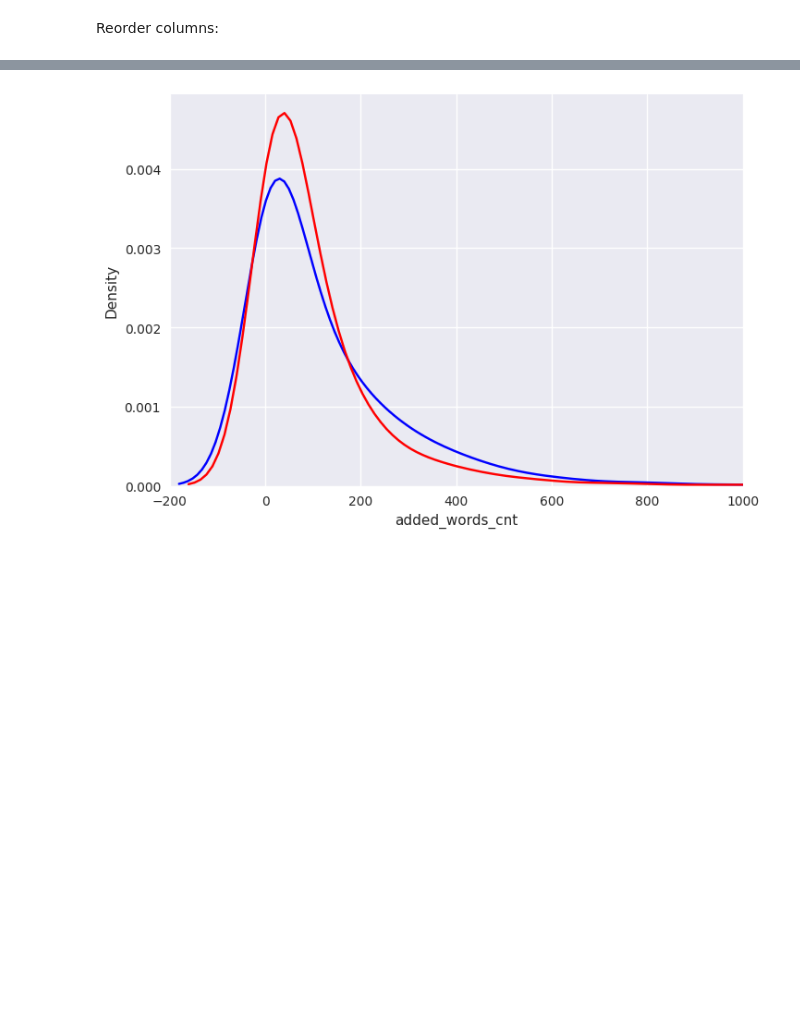
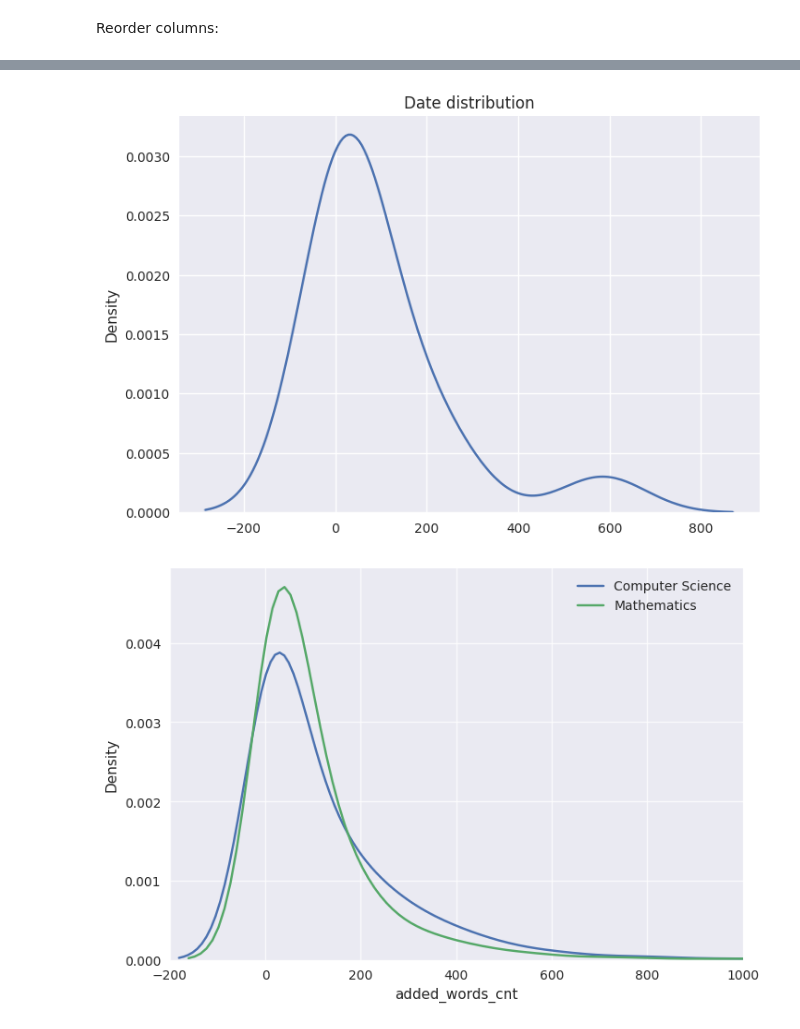
Before and after one commit to andcov/arXiv_preprints_version_analysis, a Jupyter notebook: _analyse.ipynb, the cells around one changed output, grey strips where cells are left out. Drawn from its saved outputs; the diff is of its cells as text; code cells hidden in the pictures; blank space fills up the shorter version.

```diff
--- a/_analyse.ipynb
+++ b/_analyse.ipynb
@@ -530,0 +547,11 @@ math_papers.describe()
+# %%
+dates = []
+for d in cs_papers.delta_time[0:30]:
+    dates.append(d.days)
+
+sns.kdeplot(dates)
+
+
+plt.title("Date distribution");
+# %% [output]
+[figure, added]
@@ -531,8 +566,5 @@ math_papers.describe()
 # %%
-seaborn.kdeplot(data = cs_papers["added_words_cnt"], bw_adjust = 2, color='blue')
-seaborn.kdeplot(data = math_papers["added_words_cnt"], bw_adjust = 2, color='red')
-plt.xlim([-200, 1000])
-plt.grid(True, alpha=1, linestyle="-")
+plot_kde('added_words_cnt', bw_adjust = 2, xlim=[-200, 1000])
 # %% [output]
-[figure, old version]
+[figure, new version]
 # %%
```
Also changed, not shown: parts of 24 cells of this notebook, 3 other files.
